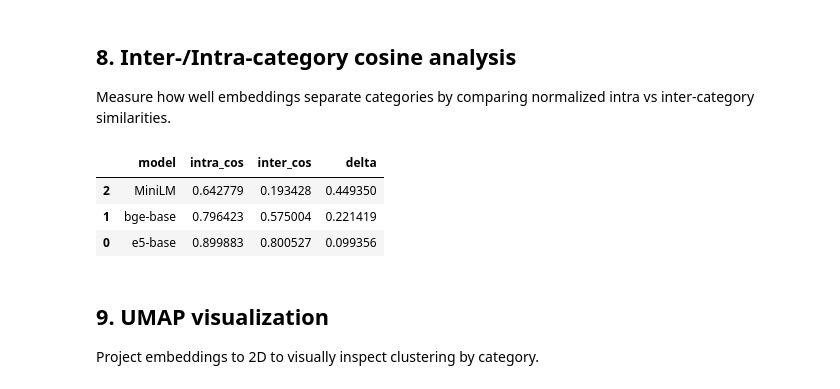
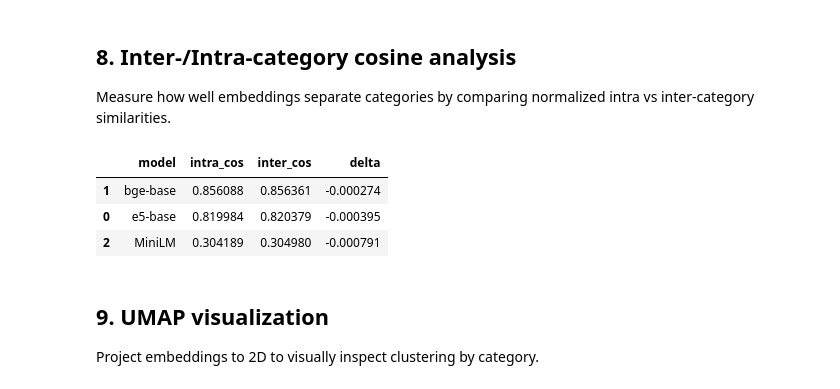
Before and after one commit to mananthakris/shoptalk-search-assistant, a Jupyter notebook: research/eda/ShopTalk_ABO_EDA_Embeddings.ipynb, the cells around one changed output. Saved outputs shown, nothing was run; the diff lists cells and outputs as text; code cells hidden in the pictures.

Commit message:
updating embeddings:

```diff
--- a/research/eda/ShopTalk_ABO_EDA_Embeddings.ipynb
+++ b/research/eda/ShopTalk_ABO_EDA_Embeddings.ipynb
@@ -223,7 +222,7 @@ def coalesce_row(row):
 
 text_cols = df.select_dtypes(include=['object']).columns.tolist()
 
-exclude_cols = {'item_id', 'spin_id','3dmodel_id'}
+exclude_cols = {'item_id', 'spin_id','3dmodel_id','main_image_id', 'other_image_id'}
 text_cols = [c for c in text_cols if c not in exclude_cols]
 
 df['text_for_embed'] = df[text_cols].apply(coalesce_row, axis=1)
@@ -258,0 +527,4 @@ Text columns used:
+# %%
+CAPTION_PATH = Path("/content/drive/MyDrive/abo_project/captions_main.parquet")
+df_merged[['item_id','image_caption','item_name','image_url']].dropna().to_parquet(CAPTION_PATH, index=False)
+print("Saved captions:", CAPTION_PATH)
@@ -258,0 +538,14 @@ Text columns used:
+# %%
+from PIL import Image
+import torch
+
+test_path = df_main['image_local_path'].iloc[0]
+print("Test image:", test_path)
+
+img = Image.open(test_path).convert("RGB")
+
+with torch.no_grad():
+    inputs = processor(images=img, return_tensors="pt").to(device)
+    out = blip.generate(**inputs, max_new_tokens=30)
+    cap = processor.decode(out[0], skip_special_tokens=True)
+print("Single caption:", cap)
@@ -380,28 +758,65 @@ pd.DataFrame(metrics)
 ## 8. Inter-/Intra-category cosine analysis
 Measure how well embeddings separate categories by comparing normalized intra vs inter-category similarities.
 # %%
-def inter_intra_scores(emb, cats):
-    cats = np.array(cats)
-    sim = cosine_similarity(emb)
+import numpy as np
+import pandas as pd
+from sklearn.metrics.pairwise import cosine_similarity
+
+SEED = 42
+rng = np.random.default_rng(SEED)
+
+# 1) Make labels for the FULL df (not the sample), using  JSON flattener
+# def extract_value(obj):
+#     if obj is None: return ''
+#     if isinstance(obj, str): return obj.strip()
+#     if isinstance(obj, (int,float,bool)): return str(obj)
+#     if isinstance(obj, dict):
+#         return extract_value(obj.get('value','')) or ' '.join(extract_value(v) for v in obj.values())
+#     if isinstance(obj, list):
+#         return ' '.join(extract_value(x) for x in obj)
+#     return ''
+
+df['cat_label'] = df['product_type'].apply(extract_value).str.strip().replace('', 'other')
+
+# 2) Choose a manageable subset of docs (e.g., 3–5k)
+N = min(2000, len(df))
+subset_idx = rng.choice(len(df), size=N, replace=False)
+labels_sub = df['cat_label'].to_numpy()[subset_idx]
+
+# 3) Get the same subset of embeddings per model
+def inter_intra_scores(emb_sub, labels_sub):
+    # emb_sub: (N, d) L2-normalized (if not, normalize first)
+    sim = cosine_similarity(emb_sub)  # N x N (OK for N ~ 5k)
     intra, inter = [], []
-    for i in range(len(emb)):
-        same = (cats == cats[i])
+    for i in range(len(emb_sub)):
+        same = (labels_sub == labels_sub[i])
         diff = ~same
-        intra.append(sim[i, same].mean())
-        inter.append(sim[i, diff].mean())
-    return float(np.mean(intra)), float(np.mean(inter))
+        # exclude self when computing intra mean
+        if same.sum() > 1:
+            m_intra = sim[i, same].sum() - 1.0  # remove self-sim=1
+            m_intra /= (same.sum() - 1)
+        else:
+            m_intra = np.nan  # no other item in that class
+        m_inter = sim[i, diff].mean() if diff.any() else np.nan
+        intra.append(m_intra); inter.append(m_inter)
+    # drop NaNs safely
+    intra = np.array([x for x in intra if not np.isnan(x)])
+    inter = np.array([x for x in inter if not np.isnan(x)])
+    return float(intra.mean()), float(inter.mean())
 
-cat_labels = sample['product_type'].astype(str).tolist()
 rows = []
 for name in ENCODERS.keys():
-    intra, inter = inter_intra_scores(EMB[(name,'docs')], cat_labels)
+    emb_full = EMB[(name,'docs')]                 # (149k, d)
+    emb_sub = emb_full[subset_idx]                # (N, d)
+    intra, inter = inter_intra_scores(emb_sub, labels_sub)
     rows.append({"model": name, "intra_cos": intra, "inter_cos": inter, "delta": intra - inter})
+
 pd.DataFrame(rows).sort_values('delta', ascending=False)
 # %% [output]
 |  | model | intra_cos | inter_cos | delta |
-| 2 | MiniLM | 0.642779 | 0.193428 | 0.449350 |
-| 1 | bge-base | 0.796423 | 0.575004 | 0.221419 |
-| 0 | e5-base | 0.899883 | 0.800527 | 0.099356 |
+| 1 | bge-base | 0.856088 | 0.856361 | -0.000274 |
+| 0 | e5-base | 0.819984 | 0.820379 | -0.000395 |
+| 2 | MiniLM | 0.304189 | 0.304980 | -0.000791 |
 # %% [markdown]
 ## 9. UMAP visualization
 Project embeddings to 2D to visually inspect clustering by category.
```
Also changed, not shown: parts of 39 cells of this notebook.
